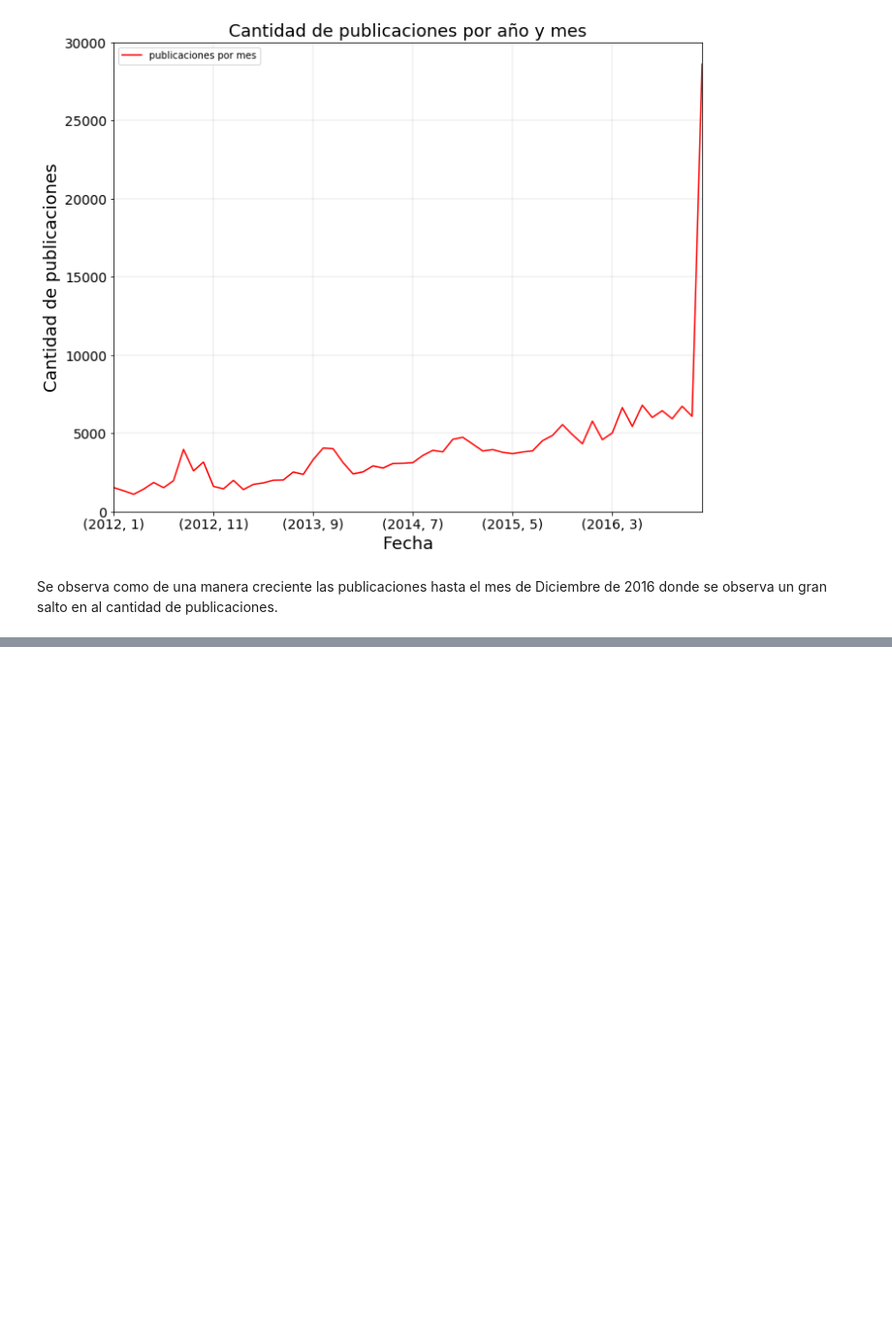
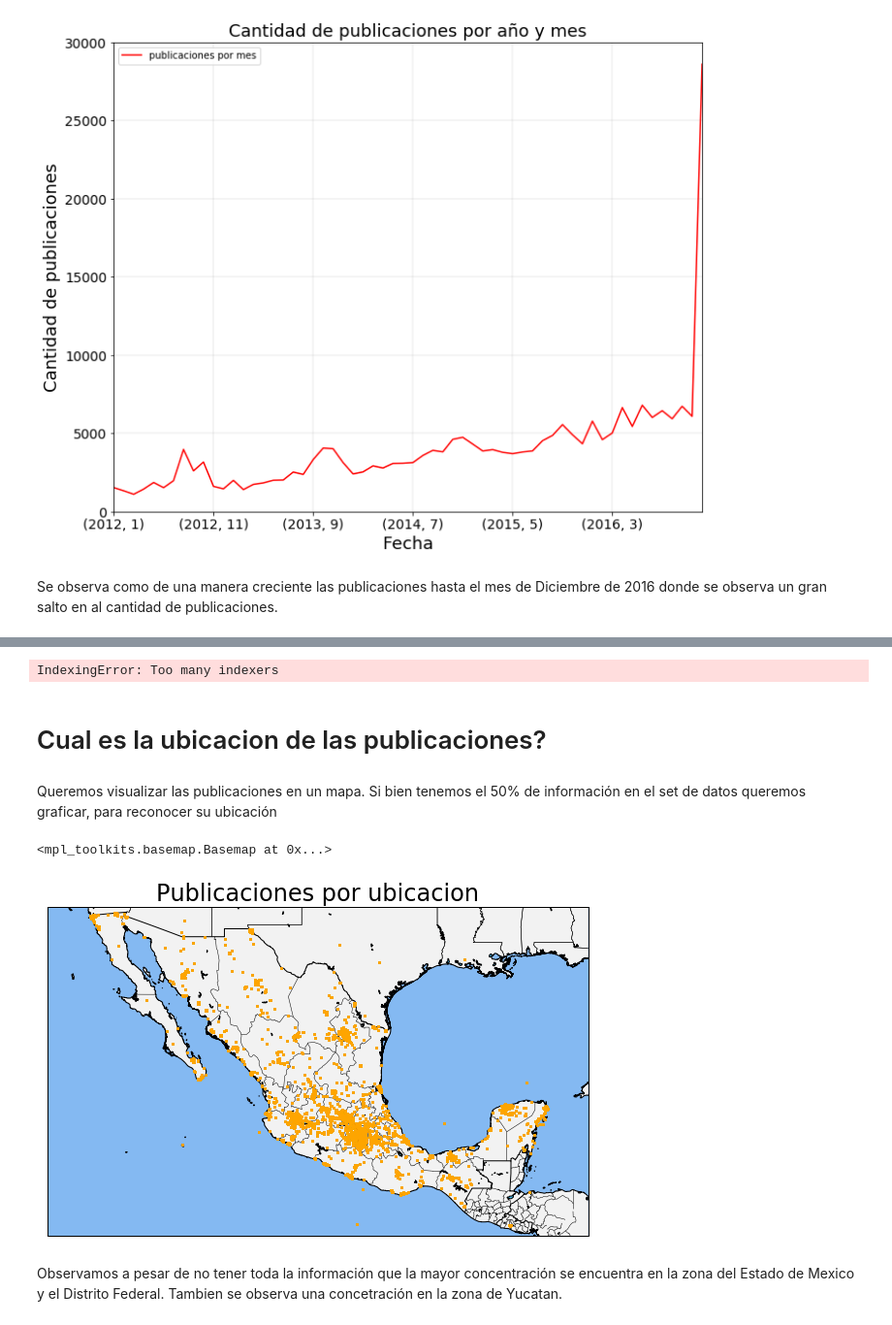
Before and after one commit to cessar5/7506_20192C, a Jupyter notebook: tp1.ipynb, the cells around one changed output, grey strips where cells are left out. Shown at 97% size. Drawn from its saved outputs; the diff is of its cells as text; code cells hidden in the pictures; blank space fills up the shorter version.

```diff
--- a/tp1.ipynb
+++ b/tp1.ipynb
@@ -734,0 +757,12 @@ Se observa como de una manera creciente las publicaciones hasta el mes de Diciem
+# %%
+
+dfZP_fecha_YYYYMM2.loc[:,'total'].plot(rot=90,figsize=(11,9),color='Red', fontsize=14,x_compat=True, ylim=(0, 2000))
+plt.grid(color='grey', linestyle='-', linewidth=0.2, alpha=0.8)
+plt.title('Cantidad de publicaciones por año y mes',fontsize=18);
+plt.ylabel('Cantidad de publicaciones',fontsize=18);
+plt.xlabel('Fecha',fontsize=18);
+plt.legend(['publicaciones por mes'], loc='upper left');
+
+plt.show()
+# %% [output]
+IndexingError: Too many indexers
@@ -734,0 +813,4 @@ Se observa como de una manera creciente las publicaciones hasta el mes de Diciem
+# %% [markdown]
+# Cual es la ubicacion de las publicaciones?
+# %% [markdown]
+Queremos visualizar las publicaciones en un mapa. Si bien tenemos el 50% de información en el set de datos queremos graficar, para reconocer su ubicación
@@ -734,0 +819,32 @@ Se observa como de una manera creciente las publicaciones hasta el mes de Diciem
+# %%
+dfZP_mapa = dfZP[(dfZP['lat'].notnull() & dfZP['lng'].notnull() ) ]
+# %%
+fig, ax = plt.subplots(figsize=(10,20))
+
+m3 = Basemap(projection = 'merc', llcrnrlat= 13, llcrnrlon= -120,
+            urcrnrlat= 33, urcrnrlon= -84, resolution='f')
+m3.drawmapboundary(fill_color='#84b9f2')
+m3.fillcontinents(color='#f2f2f2',lake_color='#46bcec')
+m3.drawcoastlines()
+m3.drawstates(linewidth = 0.5)
+m3.drawcountries(linewidth = 1)
+
+lats = dfZP_mapa['lat'].tolist()
+lons = dfZP_mapa['lng'].tolist()
+#dfZP_filtered2['total'] = dfZP_filtered2['total'].astype(int)
+
+def plot_area(pos):
+    count = 1 #dfZP_filtered2['total'].astype(int)
+    x, y = m3(lons, lats)
+    size = (count/1000) ** 2 + 3
+    m3.plot(x, y, 'o', markersize=1, color='orange', alpha=0.9)
+
+dfZP_mapa.apply(plot_area)
+plt.title("Publicaciones por ubicacion", fontsize=24)
+
+m3
+# %% [output]
+<mpl_toolkits.basemap.Basemap at 0x...>
+[figure, added]
+# %% [markdown]
+Observamos a pesar de no tener toda la información que la mayor concentración se encuentra en la zona del Estado de Mexico y el Distrito Federal. Tambien se observa una concetración en la zona de Yucatan.
```
Also changed, not shown: parts of 19 cells of this notebook.
